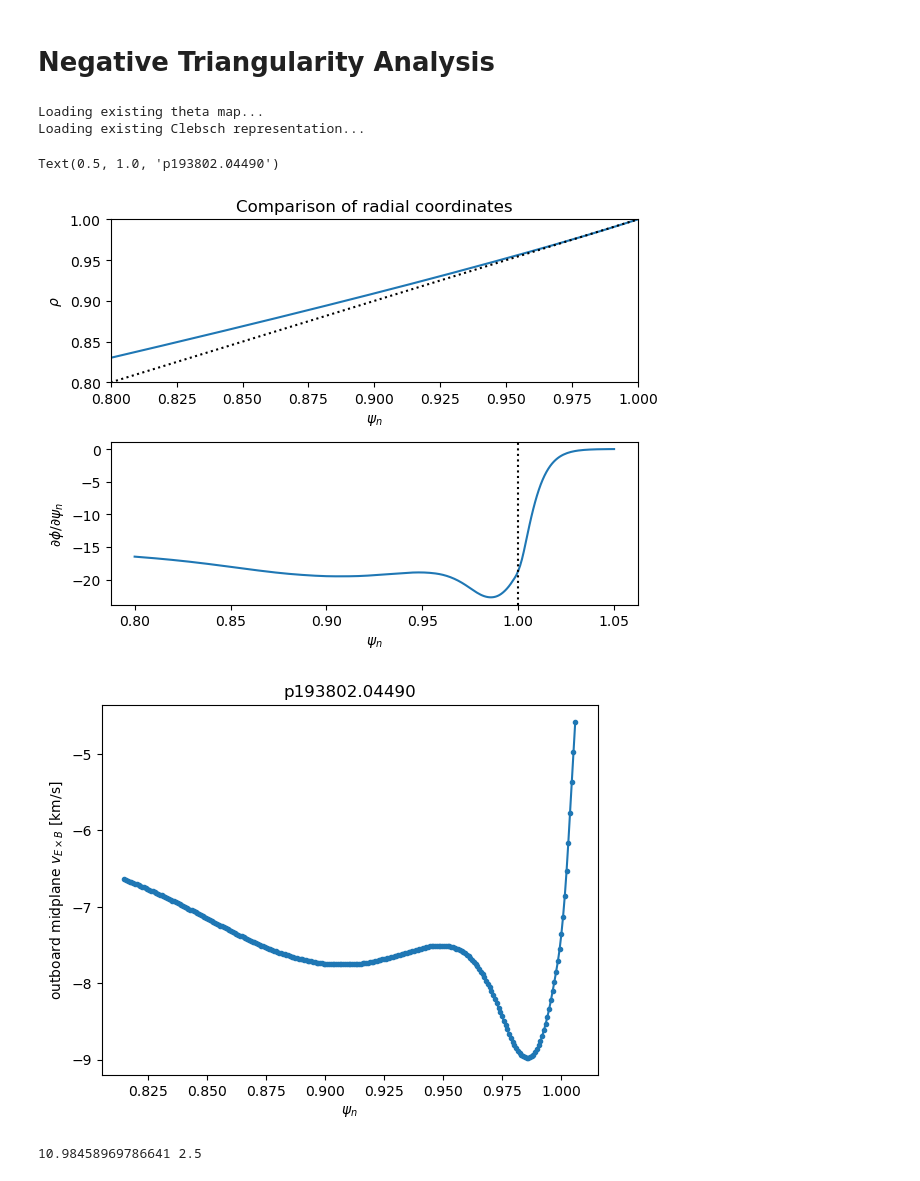
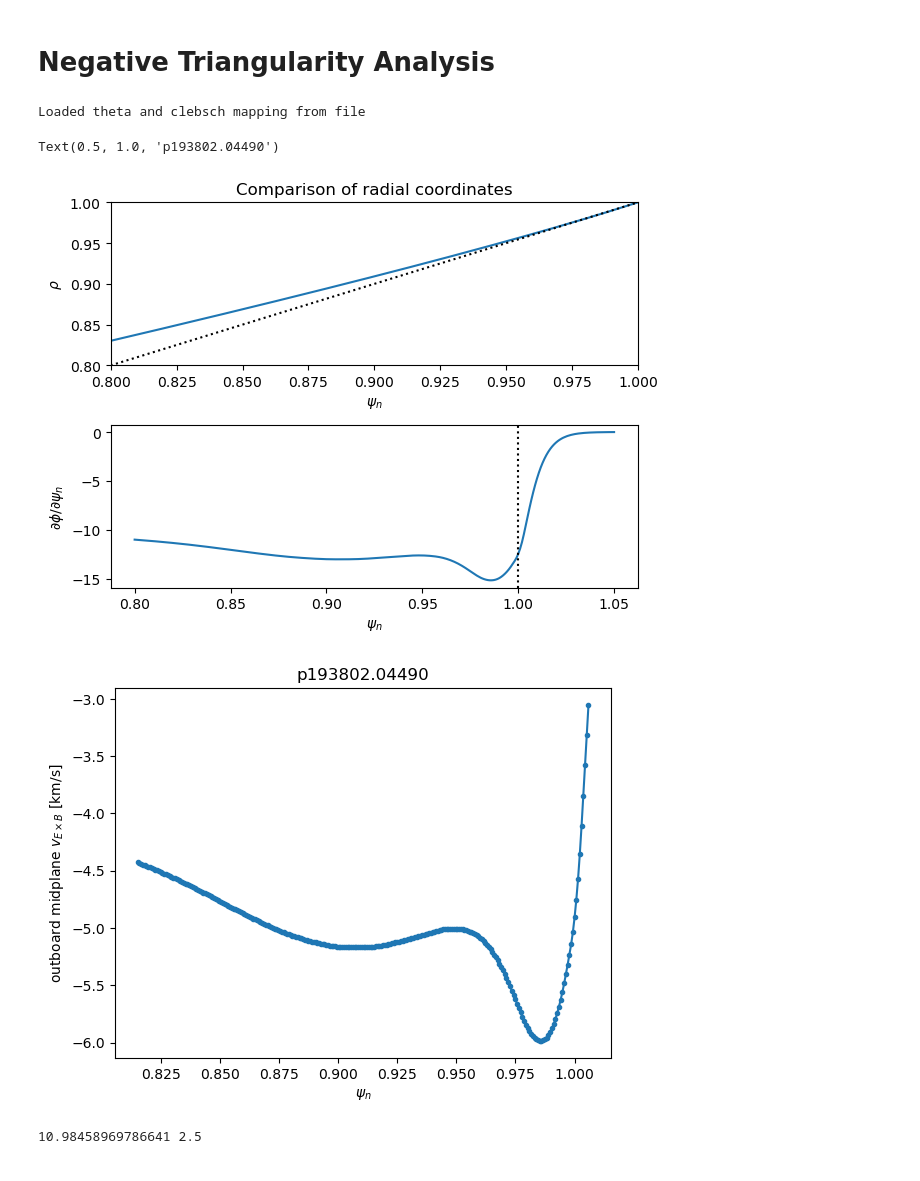
Before and after one commit to Maplenormandy/c1lgkt-jax, a Jupyter notebook: bin/negative_triangularity/nt_analysis.ipynb, the cells around one changed output. Cells and saved outputs as stored; diff of their text form; code cells hidden in the pictures.

```diff
--- a/bin/negative_triangularity/nt_analysis.ipynb
+++ b/bin/negative_triangularity/nt_analysis.ipynb
@@ -42,34 +41,21 @@ from c1lgkt.jax.analysis.wba import wba_weights
 # %%
-# %% Load equilibrium and set up clebsch mapping
-eq = Equilibrium.from_gfile('./scratch/data/g193802.04490')
+# %% Load the configuration
+args, ic_gen = load_yaml_config('./scratch/data/nt_analysis.yaml')
+y0, mask, ic = realize_initial_conditions(ic_gen, args)
 
-clebsch_builder = ClebschMappingBuilder()
-# Check if the mapping file exists
-if os.path.isfile('./scratch/outputs/theta_map_193802.eqx'):
-    print('Loading existing theta map...')
-    theta_map = clebsch_builder.load_theta_map('./scratch/outputs/theta_map_193802.eqx')
-else:
-    print('Building new theta map...')
-    theta_map = clebsch_builder.build_theta_map(eq)
-    eqx.tree_serialise_leaves('./scratch/outputs/theta_map_193802.eqx', theta_map)
-# Build Clebsch representation
-if os.path.isfile('./scratch/outputs/clebsch_193802.eqx'):
-    print('Loading existing Clebsch representation...')
-    clebsch = clebsch_builder.load_clebsch('./scratch/outputs/clebsch_193802.eqx')
-else:
-    print('Building new Clebsch representation...')
-    clebsch = clebsch_builder.build_clebsch(theta_map, eq)
-    eqx.tree_serialise_leaves('./scratch/outputs/clebsch_193802.eqx', clebsch)
+eq = args.eq
+
+t0 = 0.0
 # %% [output]
-Loading existing theta map...
-Loading existing Clebsch representation...
+Loaded theta and clebsch mapping from file
 # %%
 # %% Set up fields
 
 # Load Er from pfile
-zonal_fields = ZonalFieldProvider.from_pfile('./scratch/data/p193802.04490', eq)
-interp_phi_scaled = interpax.Interpolator1D(zonal_fields.interp_phi.x, zonal_fields.interp_phi.f*1.5, method='cubic2')
-zonal_fields = ZonalFieldProvider(interp_phi=interp_phi_scaled, interp_apar=zonal_fields.interp_apar)
+zonal_field: ZonalFieldProvider = args.fields[0] # pyright: ignore
+eikonal_field: EikonalFieldProvider = args.fields[1] # pyright: ignore
+clebsch = eikonal_field.clebsch
+theta_map = eikonal_field.theta_map
 
 # Compute the toroidal flux coordinate for comparison with stewart et al.
 psinorm = np.linspace(0.0, 1.0, 256)
@@ -85,34 +71,34 @@ plt.subplot(211)
 plt.plot(psinorm, rhonorm)
 plt.plot([0.8, 1.0], [0.8, 1.0], ls=':', c='k')
 plt.xlim(0.8, 1.0)
 plt.ylim(0.8, 1.0)
 plt.title('Comparison of radial coordinates')
 plt.xlabel(R'$\psi_n$')
 plt.ylabel(R'$\rho$')
 
 
 plt.subplot(212)
 psi_plot = jnp.linspace(eq.psix*0.8, eq.psix*1.05, 256)
-phi_plot = -zonal_fields.interp_phi(psi_plot, dx=1)
+phi_plot = -zonal_field.interp(psi_plot, dx=1)
 plt.plot(psi_plot/eq.psix, phi_plot)
 plt.axvline(1.0, ls=':', c='k')
 plt.xlabel(R'$\psi_n$')
 plt.ylabel(R'$\partial\phi / \partial \psi_n$')
 
 plt.tight_layout()
 
 plt.figure()
 
 r_plot = jnp.linspace(2.25, 2.303, 256)
 psi_plot_2 = eq.interp_psi(r_plot, jnp.full_like(r_plot, eq.zaxis))
 bv_plot = eq.compute_bv(r_plot, jnp.full_like(r_plot, eq.zaxis))
 modb_plot = jnp.linalg.norm(bv_plot, axis=0)
 dpsi_dr = eq.interp_psi(r_plot, jnp.full_like(r_plot, eq.zaxis), dx=1)
-plt.plot(psi_plot_2/eq.psix, -zonal_fields.interp_phi(psi_plot_2, dx=1)*dpsi_dr / modb_plot, marker='.')
+plt.plot(psi_plot_2/eq.psix, -zonal_field.interp(psi_plot_2, dx=1)*dpsi_dr / modb_plot, marker='.')
 plt.xlabel(R'$\psi_n$')
 plt.ylabel(R"outboard midplane $v_{E\times B}$ [km/s]")
 plt.title('p193802.04490')
 # %% [output]
 Text(0.5, 1.0, 'p193802.04490')
-[figure, old version]
+[figure, new version]
-[figure, old version]
+[figure, new version]
```
Also changed, not shown: parts of 9 cells of this notebook, 8 other files.
